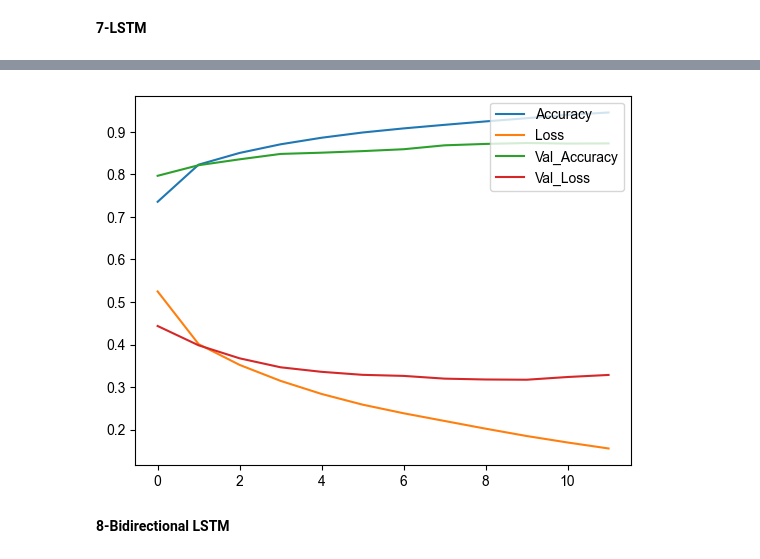
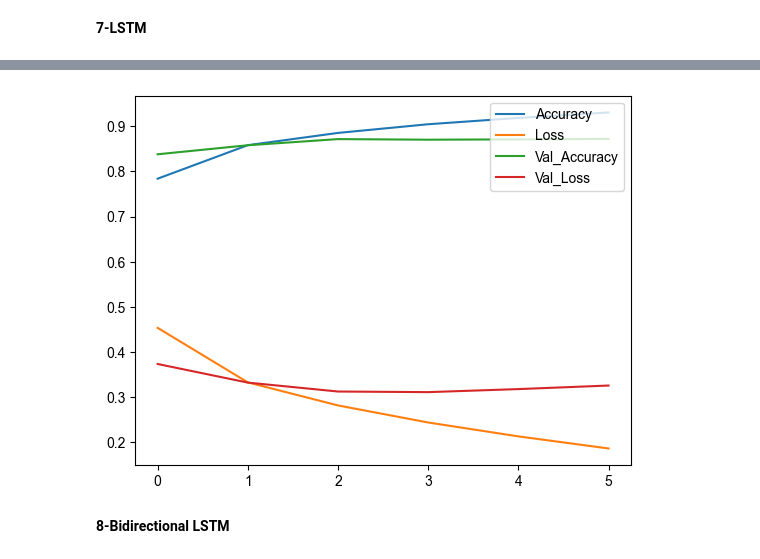
Before and after one commit to Osamah-Anmar-Sami/Sentiment-Analysis, a Jupyter notebook: English Sentiment Analysis/English Sentiment Analysis.ipynb, the cells around one changed output, grey strips where cells are left out. Cells and saved outputs as stored; diff of their text form; code cells hidden in the pictures.

```diff
--- a/English Sentiment Analysis/English Sentiment Analysis.ipynb
+++ b/English Sentiment Analysis/English Sentiment Analysis.ipynb
@@ -73,9 +73,9 @@ True
 # %% [markdown]
 # Read Data
 # %%
-Corpus = pd.read_csv('/Users/osamaanmar/Downloads/imdb_reviews_combined.csv')
+Corpus = pd.read_csv('movie_data.csv')
 Corpus.rename(columns={'review': 'Review', 'sentiment': 'Sentiment'}, inplace=True)
-Corpus['Sentiment'] = Corpus['Sentiment'].map({'negative':'Negative', 'positive': 'Positive'})
+Corpus['Sentiment'] = Corpus['Sentiment'].map({0:'Negative', 1: 'Positive'})
 Corpus['Review'] = Corpus['Review'].astype(str)
 Corpus = Corpus.sample(frac=1, random_state=44, ignore_index=True)
 Corpus.index = Corpus.index + 1
@@ -95,3 +103,5 @@ Corpus.tail(10)
+# %%
+Corpus.drop_duplicates(inplace=True, ignore_index=True)
 # %% [markdown]
 # Validation Data
 # %%
@@ -780,14 +790,14 @@ word_count_.head()
 # %% [markdown]
 **6-Word Vector**
 # %%
-path = 'glove.twitter.27B.50d.txt'
+path = 'glove.twitter.27B.100d.txt'
 embedding_dim, word_vector = word_vector_(path, all_words, words_to_index)
 # %% [markdown]
 # Deep Learing Models
 # %% [markdown]
 **7-LSTM**
 # %%
-model_7 =lstm_(vocab_size = all_words , embedding_dim = embedding_dim, max_length=max_length, units = 64, embeddings_matrix=word_vector)
+model_7 =lstm_(vocab_size = all_words , embedding_dim = embedding_dim, max_length=max_length, units = 128, embeddings_matrix=word_vector)
 model_compile(model=model_7)
 history = model_fit(model=model_7, X_train=encoded_X_train, y_train=y_train, X_test = encoded_X_test, y_test= y_test, epochs=20, batch_size=32)
 plot_changes(histoty=history)
@@ -812,4 +817,4 @@ Epoch 12/20
-[figure, old version]
+[figure, new version]
 # %% [markdown]
 **8-Bidirectional LSTM**
 # %%
```
Also changed, not shown: parts of 36 cells of this notebook.
